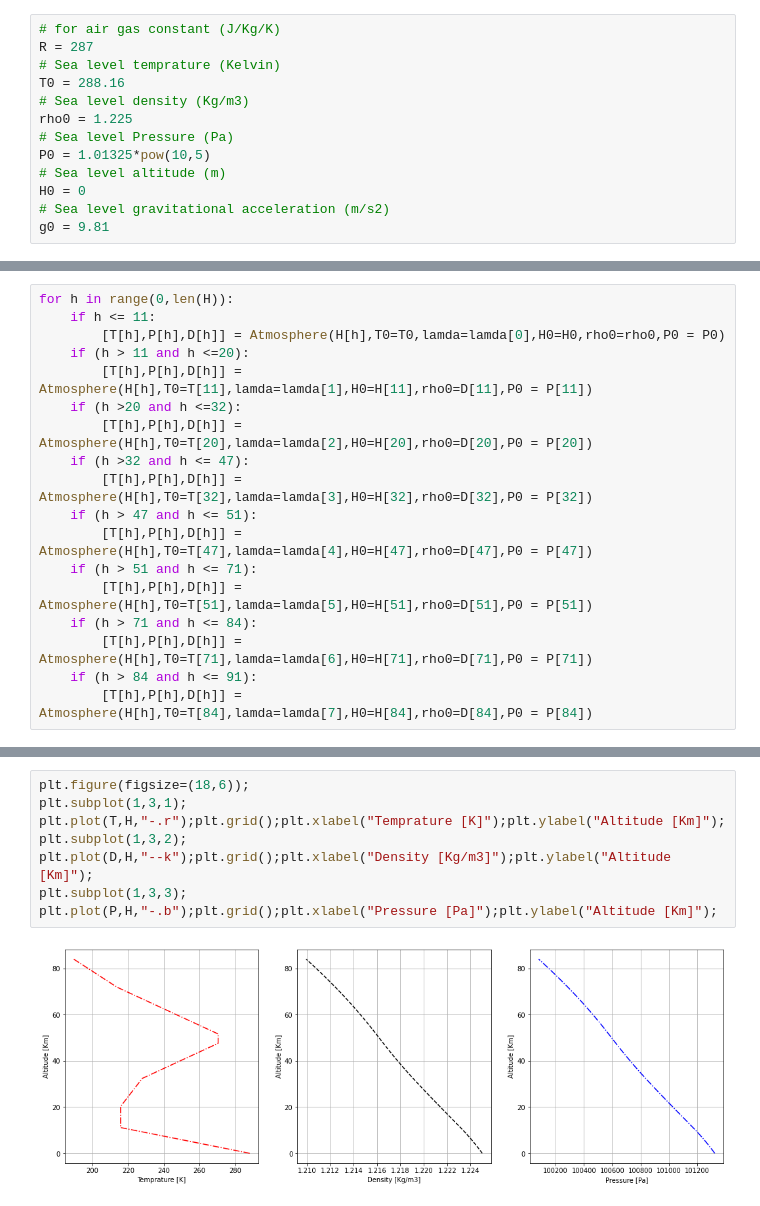
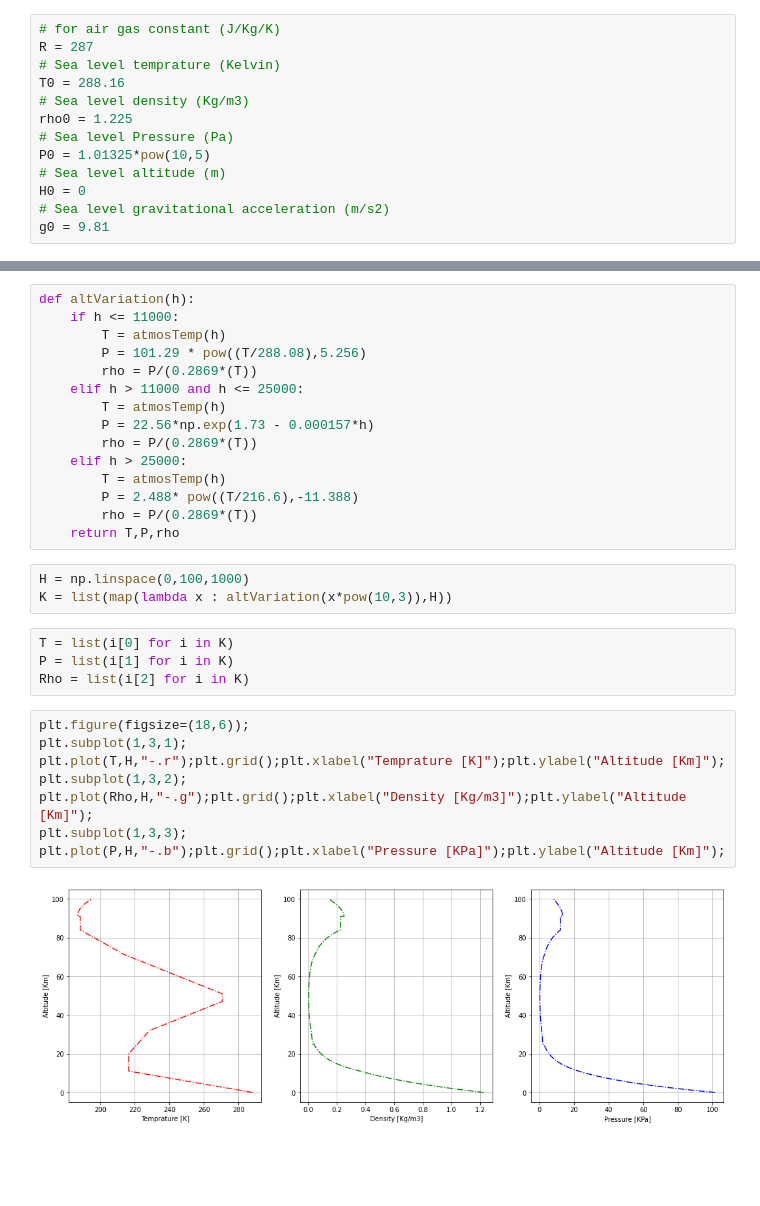
Before and after one commit to lakhiwal007/AE441A, a Jupyter notebook: assignment 1/altitudevariation.ipynb, the cells around one changed output, grey strips where cells are left out. Saved outputs shown, nothing was run; the diff lists cells and outputs as text; blank space fills up the shorter version.

```diff
--- a/assignment 1/altitudevariation.ipynb
+++ b/assignment 1/altitudevariation.ipynb
@@ -40,18 +17,0 @@ def Atmosphere(H,T0 = T0,lamda = lamda[0],H0 = H0,rho0=rho0,P0 = P0):
-# %%
-for h in range(0,len(H)):
-    if h <= 11:
-        [T[h],P[h],D[h]] = Atmosphere(H[h],T0=T0,lamda=lamda[0],H0=H0,rho0=rho0,P0 = P0)
-    if (h > 11 and h <=20):
-        [T[h],P[h],D[h]] = Atmosphere(H[h],T0=T[11],lamda=lamda[1],H0=H[11],rho0=D[11],P0 = P[11])
-    if (h >20 and h <=32):
-        [T[h],P[h],D[h]] = Atmosphere(H[h],T0=T[20],lamda=lamda[2],H0=H[20],rho0=D[20],P0 = P[20])
-    if (h >32 and h <= 47):
-        [T[h],P[h],D[h]] = Atmosphere(H[h],T0=T[32],lamda=lamda[3],H0=H[32],rho0=D[32],P0 = P[32])
-    if (h > 47 and h <= 51):
-        [T[h],P[h],D[h]] = Atmosphere(H[h],T0=T[47],lamda=lamda[4],H0=H[47],rho0=D[47],P0 = P[47])
-    if (h > 51 and h <= 71):
-        [T[h],P[h],D[h]] = Atmosphere(H[h],T0=T[51],lamda=lamda[5],H0=H[51],rho0=D[51],P0 = P[51])
-    if (h > 71 and h <= 84):
-        [T[h],P[h],D[h]] = Atmosphere(H[h],T0=T[71],lamda=lamda[6],H0=H[71],rho0=D[71],P0 = P[71])
-    if (h > 84 and h <= 91):
-        [T[h],P[h],D[h]] = Atmosphere(H[h],T0=T[84],lamda=lamda[7],H0=H[84],rho0=D[84],P0 = P[84])
@@ -58,10 +90,32 @@ for h in range(0,len(H)):
+# %%
+def altVariation(h):
+    if h <= 11000:
+        T = atmosTemp(h)
+        P = 101.29 * pow((T/288.08),5.256)
+        rho = P/(0.2869*(T))
+    elif h > 11000 and h <= 25000:
+        T = atmosTemp(h)
+        P = 22.56*np.exp(1.73 - 0.000157*h)
+        rho = P/(0.2869*(T))
+    elif h > 25000:
+        T = atmosTemp(h)
+        P = 2.488* pow((T/216.6),-11.388)
+        rho = P/(0.2869*(T))
+    return T,P,rho
+# %%
+H = np.linspace(0,100,1000)
+K = list(map(lambda x : altVariation(x*pow(10,3)),H))
+# %%
+T = list(i[0] for i in K)
+P = list(i[1] for i in K)
+Rho = list(i[2] for i in K)
 # %%
 plt.figure(figsize=(18,6));
 plt.subplot(1,3,1);
 plt.plot(T,H,"-.r");plt.grid();plt.xlabel("Temprature [K]");plt.ylabel("Altitude [Km]");
 plt.subplot(1,3,2);
-plt.plot(D,H,"--k");plt.grid();plt.xlabel("Density [Kg/m3]");plt.ylabel("Altitude [Km]");
+plt.plot(Rho,H,"-.g");plt.grid();plt.xlabel("Density [Kg/m3]");plt.ylabel("Altitude [Km]");
 plt.subplot(1,3,3);
-plt.plot(P,H,"-.b");plt.grid();plt.xlabel("Pressure [Pa]");plt.ylabel("Altitude [Km]");
+plt.plot(P,H,"-.b");plt.grid();plt.xlabel("Pressure [KPa]");plt.ylabel("Altitude [Km]");
 # %% [output]
-[figure, old version]
+[figure, new version]
```
Also changed, not shown: parts of 5 cells of this notebook, 20 other files.
